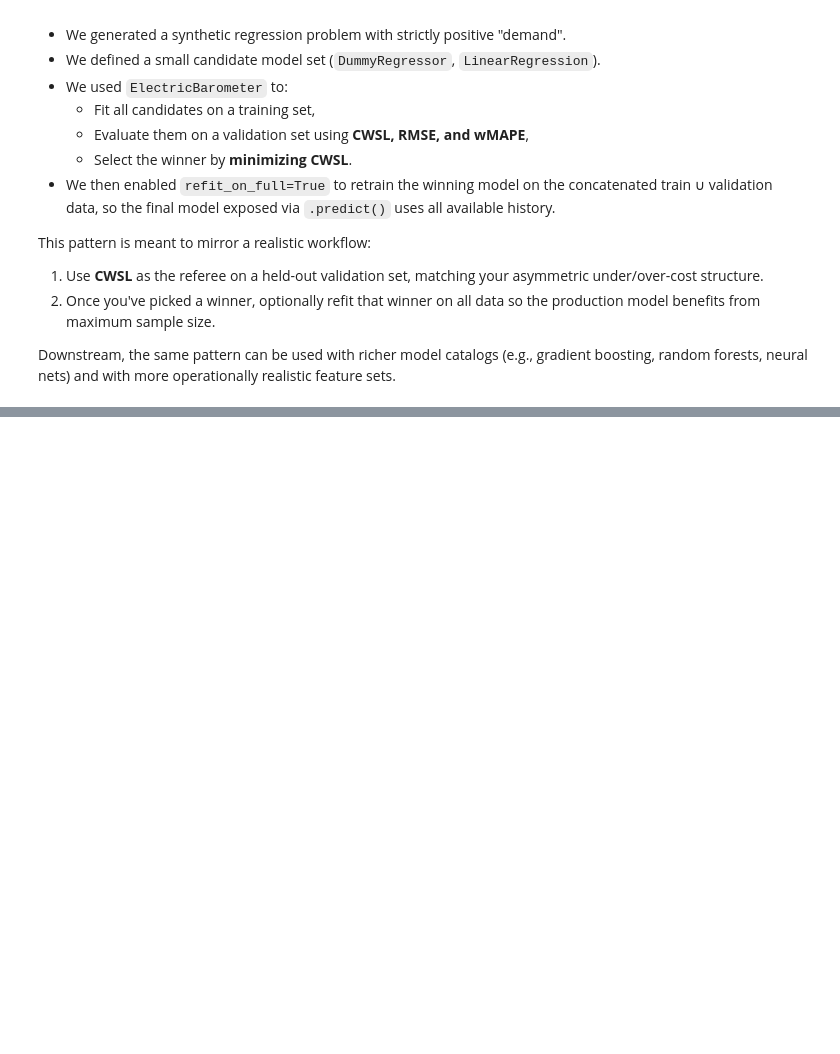
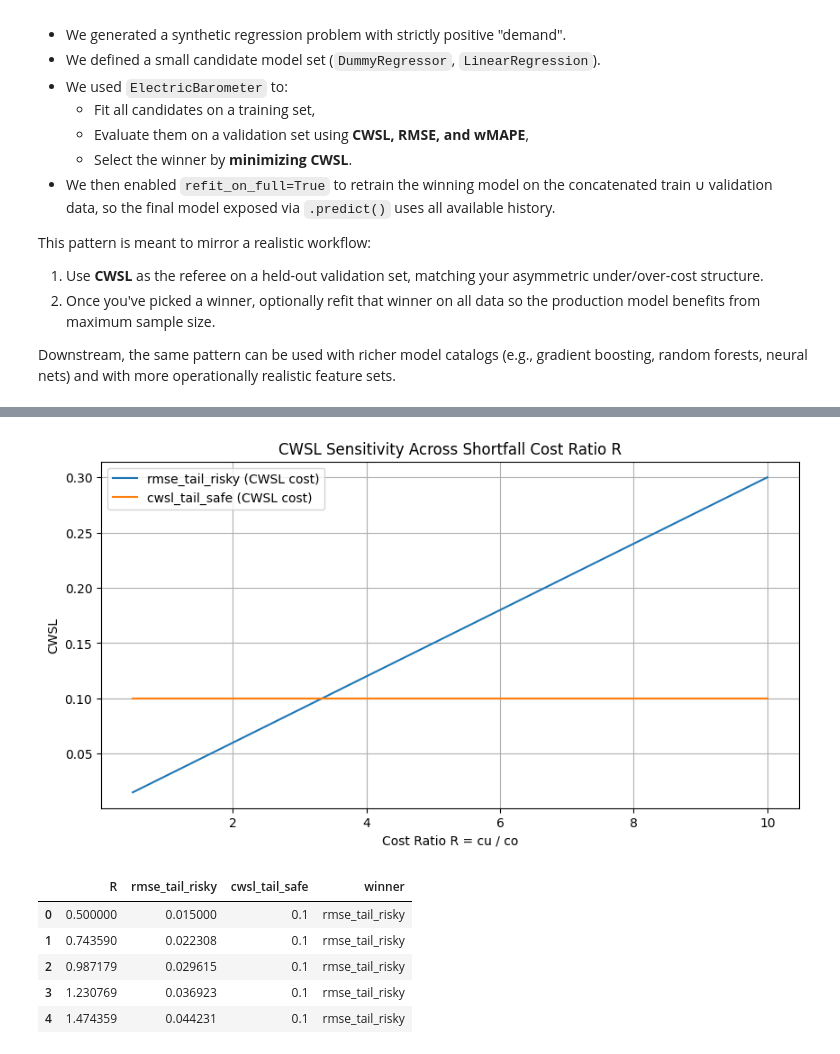
Before and after one commit to Economistician/cwsl, a Jupyter notebook: examples/06_electric_barometer.ipynb, the cells around one changed output, grey strips where cells are left out. Cells and saved outputs as stored; diff of their text form; code cells hidden in the pictures; blank space fills up the shorter version.

```diff
--- a/examples/06_electric_barometer.ipynb
+++ b/examples/06_electric_barometer.ipynb
@@ -341,0 +532,61 @@ operationally realistic feature sets.
+# %%
+import numpy as np
+import pandas as pd
+from cwsl import cwsl
+
+# Two competing models from the earlier scenario
+y_true = np.full(10, 100.0)
+
+rmse_tail_risky = np.full(10, 100.0)
+rmse_tail_risky[-1] = 70.0  # tail-risk shortfall
+
+cwsl_tail_safe = np.full(10, 110.0)  # mild consistent overbuild
+
+models = {
+    "rmse_tail_risky": rmse_tail_risky,
+    "cwsl_tail_safe": cwsl_tail_safe,
+}
+
+R_values = np.linspace(0.5, 10, 40)  # range of cu/co ratios
+rows = []
+
+for R in R_values:
+    cu = R
+    co = 1.0
+
+    scores = {}
+    for name, pred in models.items():
+        scores[name] = cwsl(y_true, pred, cu=cu, co=co)
+
+    rows.append({
+        "R": R,
+        "rmse_tail_risky": scores["rmse_tail_risky"],
+        "cwsl_tail_safe": scores["cwsl_tail_safe"],
+    })
+
+df_sweep = pd.DataFrame(rows)
+
+# Identify the crossover point where preference flips
+df_sweep["winner"] = df_sweep[["rmse_tail_risky", "cwsl_tail_safe"]].idxmin(axis=1)
+
+import matplotlib.pyplot as plt
+
+plt.figure(figsize=(10,5))
+plt.plot(df_sweep["R"], df_sweep["rmse_tail_risky"], label="rmse_tail_risky (CWSL cost)")
+plt.plot(df_sweep["R"], df_sweep["cwsl_tail_safe"], label="cwsl_tail_safe (CWSL cost)")
+plt.xlabel("Cost Ratio R = cu / co")
+plt.ylabel("CWSL")
+plt.title("CWSL Sensitivity Across Shortfall Cost Ratio R")
+plt.legend()
+plt.grid(True)
+plt.show()
+
+df_sweep.head()
+# %% [output]
+[figure, added]
+|  | R | rmse_tail_risky | cwsl_tail_safe | winner |
+| 0 | 0.500000 | 0.015000 | 0.1 | rmse_tail_risky |
+| 1 | 0.743590 | 0.022308 | 0.1 | rmse_tail_risky |
+| 2 | 0.987179 | 0.029615 | 0.1 | rmse_tail_risky |
+| 3 | 1.230769 | 0.036923 | 0.1 | rmse_tail_risky |
+| 4 | 1.474359 | 0.044231 | 0.1 | rmse_tail_risky |
```
Also changed, not shown: parts of 6 cells of this notebook, 1 other file.
